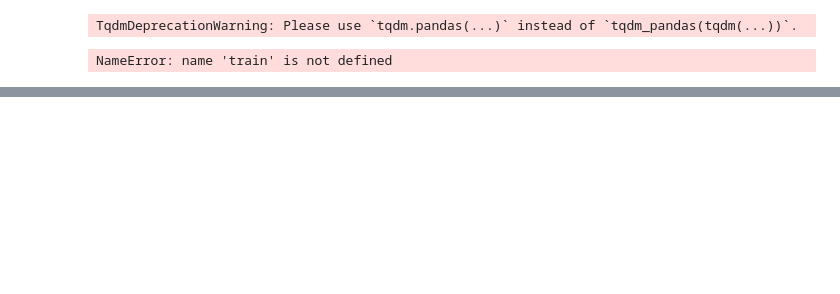
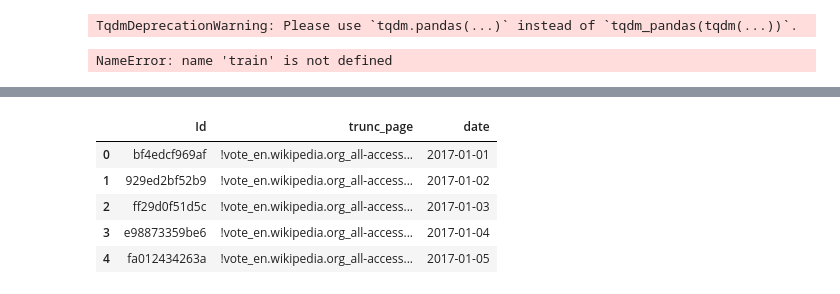
Before and after one commit to shubh24/web_traffic_prediction, a Jupyter notebook: explore.ipynb, the cells around one changed output, grey strips where cells are left out. Drawn from its saved outputs; the diff is of its cells as text; code cells hidden in the pictures; blank space fills up the shorter version.

```diff
--- a/explore.ipynb
+++ b/explore.ipynb
@@ -255,0 +300,9 @@ def run_xgb(x_train, x_test, x_label):
+# %%
+key.head()
+# %% [output]
+|  | Id | trunc_page | date |
+| 0 | bf4edcf969af | !vote_en.wikipedia.org_all-access... | 2017-01-01 |
+| 1 | 929ed2bf52b9 | !vote_en.wikipedia.org_all-access... | 2017-01-02 |
+| 2 | ff29d0f51d5c | !vote_en.wikipedia.org_all-access... | 2017-01-03 |
+| 3 | e98873359be6 | !vote_en.wikipedia.org_all-access... | 2017-01-04 |
+| 4 | fa012434263a | !vote_en.wikipedia.org_all-access... | 2017-01-05 |
```
Also changed, not shown: parts of 15 cells of this notebook.
